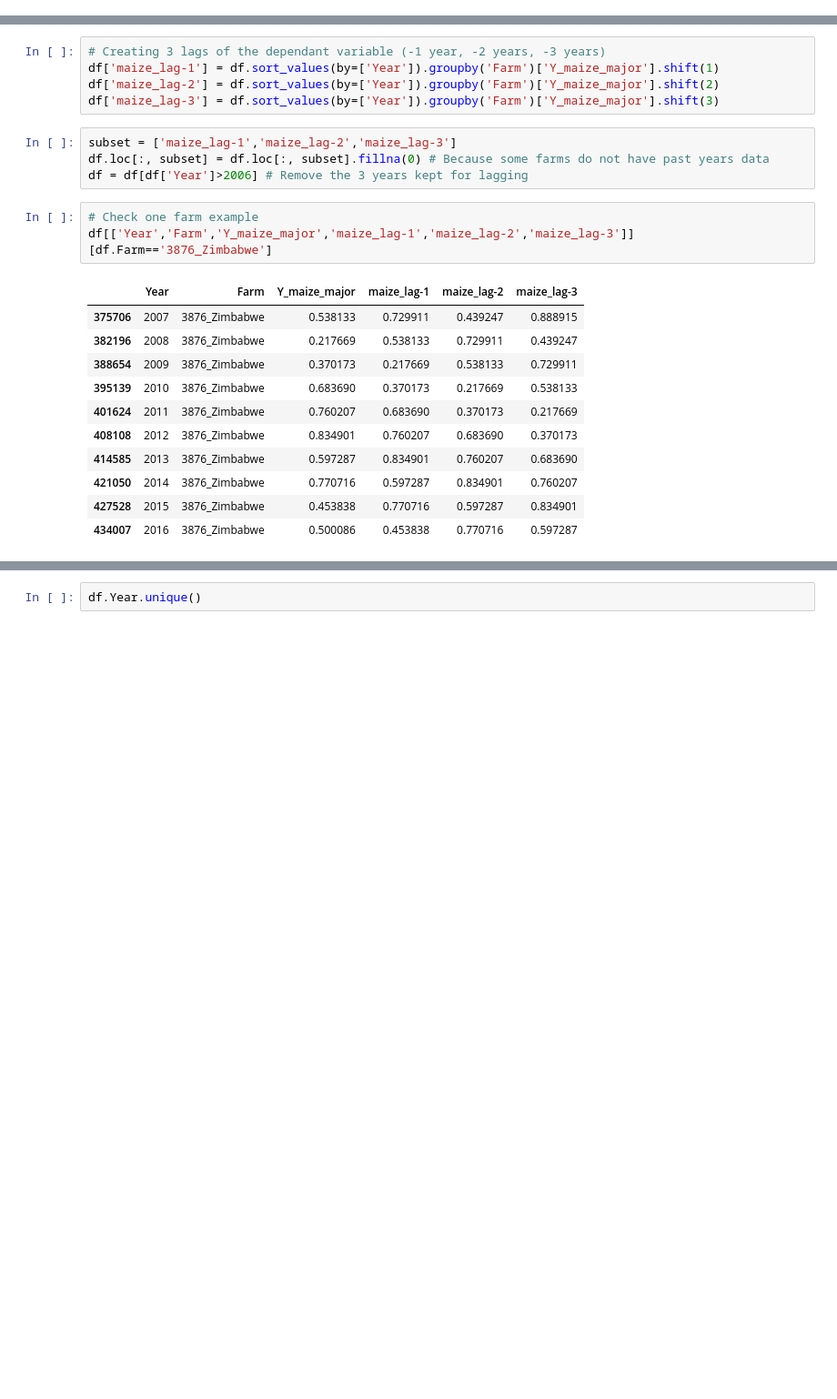
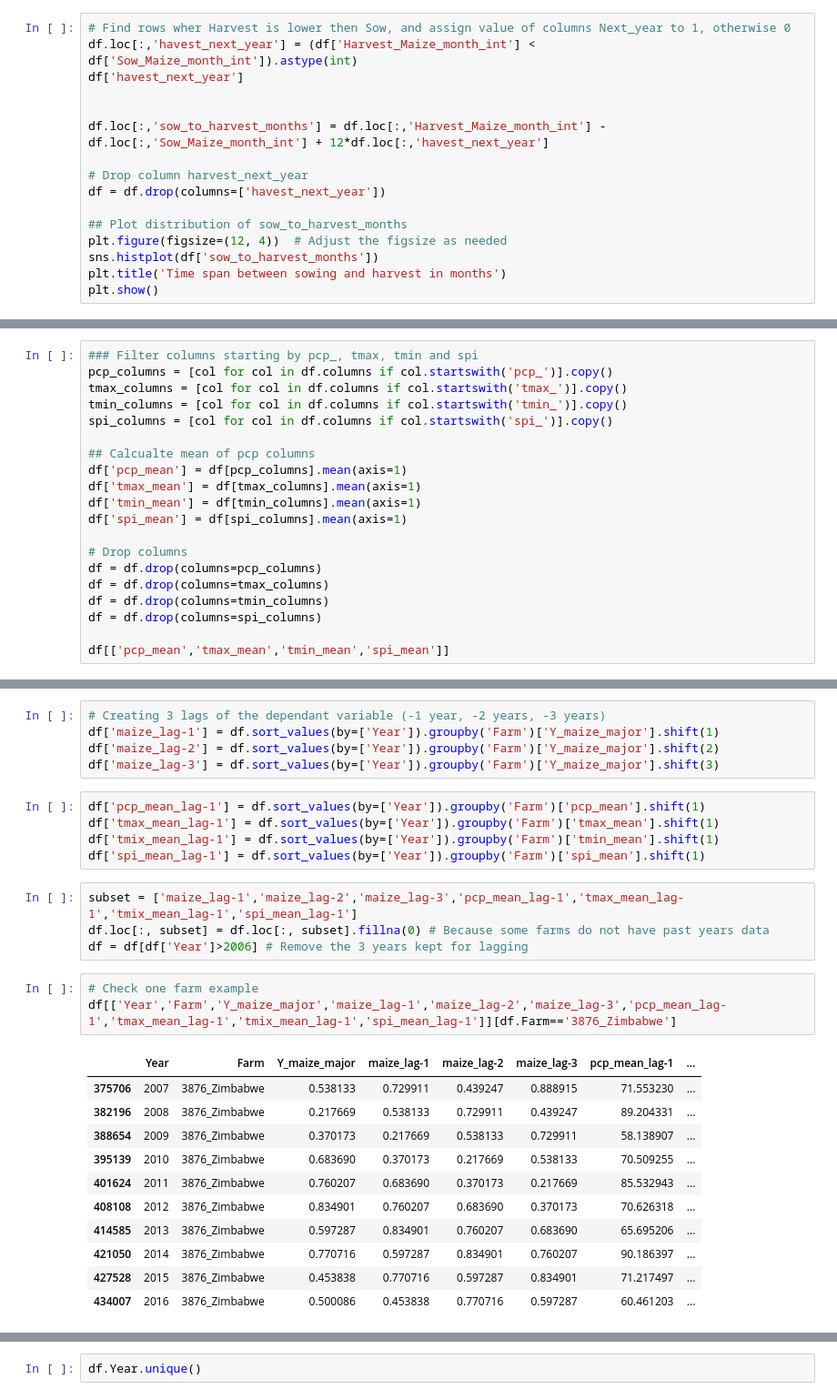
Before and after one commit to jtimko16/AutoML_Project2, a Jupyter notebook: notebooks/Data_prep_Kea.ipynb, the cells around one changed output, grey strips where cells are left out. Shown at 91% size. Cells and saved outputs as stored; diff of their text form; blank space fills up the shorter version.

Commit message:
Add - Prepare weather data, calculated months between sow and harvest

```diff
--- a/notebooks/Data_prep_Kea.ipynb
+++ b/notebooks/Data_prep_Kea.ipynb
@@ -403,0 +406,16 @@ df
+# %%
+# Find rows wher Harvest is lower then Sow, and assign value of columns Next_year to 1, otherwise 0
+df.loc[:,'havest_next_year'] = (df['Harvest_Maize_month_int'] < df['Sow_Maize_month_int']).astype(int)
+df['havest_next_year']
+
+
+df.loc[:,'sow_to_harvest_months'] = df.loc[:,'Harvest_Maize_month_int'] - df.loc[:,'Sow_Maize_month_int'] + 12*df.loc[:,'havest_next_year']
+
+# Drop column harvest_next_year
+df = df.drop(columns=['havest_next_year'])
+
+## Plot distribution of sow_to_harvest_months
+plt.figure(figsize=(12, 4))  # Adjust the figsize as needed
+sns.histplot(df['sow_to_harvest_months'])
+plt.title('Time span between sowing and harvest in months')
+plt.show()
@@ -403,0 +426,20 @@ df
+# %%
+### Filter columns starting by pcp_, tmax, tmin and spi
+pcp_columns = [col for col in df.columns if col.startswith('pcp_')].copy()
+tmax_columns = [col for col in df.columns if col.startswith('tmax_')].copy()
+tmin_columns = [col for col in df.columns if col.startswith('tmin_')].copy()
+spi_columns = [col for col in df.columns if col.startswith('spi_')].copy()
+
+## Calcualte mean of pcp columns
+df['pcp_mean'] = df[pcp_columns].mean(axis=1)
+df['tmax_mean'] = df[tmax_columns].mean(axis=1)
+df['tmin_mean'] = df[tmin_columns].mean(axis=1)
+df['spi_mean'] = df[spi_columns].mean(axis=1)
+
+# Drop columns
+df = df.drop(columns=pcp_columns)
+df = df.drop(columns=tmax_columns)
+df = df.drop(columns=tmin_columns)
+df = df.drop(columns=spi_columns)
+
+df[['pcp_mean','tmax_mean','tmin_mean','spi_mean']]
@@ -406,25 +464,30 @@ df
 df['maize_lag-1'] = df.sort_values(by=['Year']).groupby('Farm')['Y_maize_major'].shift(1)
 df['maize_lag-2'] = df.sort_values(by=['Year']).groupby('Farm')['Y_maize_major'].shift(2)
 df['maize_lag-3'] = df.sort_values(by=['Year']).groupby('Farm')['Y_maize_major'].shift(3)
+# %%
+df['pcp_mean_lag-1'] = df.sort_values(by=['Year']).groupby('Farm')['pcp_mean'].shift(1)
+df['tmax_mean_lag-1'] = df.sort_values(by=['Year']).groupby('Farm')['tmax_mean'].shift(1)
+df['tmix_mean_lag-1'] = df.sort_values(by=['Year']).groupby('Farm')['tmin_mean'].shift(1)
+df['spi_mean_lag-1'] = df.sort_values(by=['Year']).groupby('Farm')['spi_mean'].shift(1)
 # %%
-subset = ['maize_lag-1','maize_lag-2','maize_lag-3']
+subset = ['maize_lag-1','maize_lag-2','maize_lag-3','pcp_mean_lag-1','tmax_mean_lag-1','tmix_mean_lag-1','spi_mean_lag-1']
 df.loc[:, subset] = df.loc[:, subset].fillna(0) # Because some farms do not have past years data
 df = df[df['Year']>2006] # Remove the 3 years kept for lagging
 # %%
 # Check one farm example
-df[['Year','Farm','Y_maize_major','maize_lag-1','maize_lag-2','maize_lag-3']][df.Farm=='3876_Zimbabwe']
+df[['Year','Farm','Y_maize_major','maize_lag-1','maize_lag-2','maize_lag-3','pcp_mean_lag-1','tmax_mean_lag-1','tmix_mean_lag-1','spi_mean_lag-1']][df.Farm=='3876_Zimbabwe']
 # %% [output]
-|  | Year | Farm | Y_maize_major | maize_lag-1 | maize_lag-2 | maize_lag-3 |
-| 375706 | 2007 | 3876_Zimbabwe | 0.538133 | 0.729911 | 0.439247 | 0.888915 |
-| 382196 | 2008 | 3876_Zimbabwe | 0.217669 | 0.538133 | 0.729911 | 0.439247 |
-| 388654 | 2009 | 3876_Zimbabwe | 0.370173 | 0.217669 | 0.538133 | 0.729911 |
-| 395139 | 2010 | 3876_Zimbabwe | 0.683690 | 0.370173 | 0.217669 | 0.538133 |
-| 401624 | 2011 | 3876_Zimbabwe | 0.760207 | 0.683690 | 0.370173 | 0.217669 |
-| 408108 | 2012 | 3876_Zimbabwe | 0.834901 | 0.760207 | 0.683690 | 0.370173 |
-| 414585 | 2013 | 3876_Zimbabwe | 0.597287 | 0.834901 | 0.760207 | 0.683690 |
-| 421050 | 2014 | 3876_Zimbabwe | 0.770716 | 0.597287 | 0.834901 | 0.760207 |
-| 427528 | 2015 | 3876_Zimbabwe | 0.453838 | 0.770716 | 0.597287 | 0.834901 |
-| 434007 | 2016 | 3876_Zimbabwe | 0.500086 | 0.453838 | 0.770716 | 0.597287 |
+|  | Year | Farm | Y_maize_major | maize_lag-1 | maize_lag-2 | maize_lag-3 | pcp_mean_lag-1 | ... |
+| 375706 | 2007 | 3876_Zimbabwe | 0.538133 | 0.729911 | 0.439247 | 0.888915 | 71.553230 | ... |
+| 382196 | 2008 | 3876_Zimbabwe | 0.217669 | 0.538133 | 0.729911 | 0.439247 | 89.204331 | ... |
+| 388654 | 2009 | 3876_Zimbabwe | 0.370173 | 0.217669 | 0.538133 | 0.729911 | 58.138907 | ... |
+| 395139 | 2010 | 3876_Zimbabwe | 0.683690 | 0.370173 | 0.217669 | 0.538133 | 70.509255 | ... |
+| 401624 | 2011 | 3876_Zimbabwe | 0.760207 | 0.683690 | 0.370173 | 0.217669 | 85.532943 | ... |
+| 408108 | 2012 | 3876_Zimbabwe | 0.834901 | 0.760207 | 0.683690 | 0.370173 | 70.626318 | ... |
+| 414585 | 2013 | 3876_Zimbabwe | 0.597287 | 0.834901 | 0.760207 | 0.683690 | 65.695206 | ... |
+| 421050 | 2014 | 3876_Zimbabwe | 0.770716 | 0.597287 | 0.834901 | 0.760207 | 90.186397 | ... |
+| 427528 | 2015 | 3876_Zimbabwe | 0.453838 | 0.770716 | 0.597287 | 0.834901 | 71.217497 | ... |
+| 434007 | 2016 | 3876_Zimbabwe | 0.500086 | 0.453838 | 0.770716 | 0.597287 | 60.461203 | ... |
 # %%
 df.isna().sum()
 # %% [output]
```
Also changed, not shown: parts of 9 cells of this notebook.
